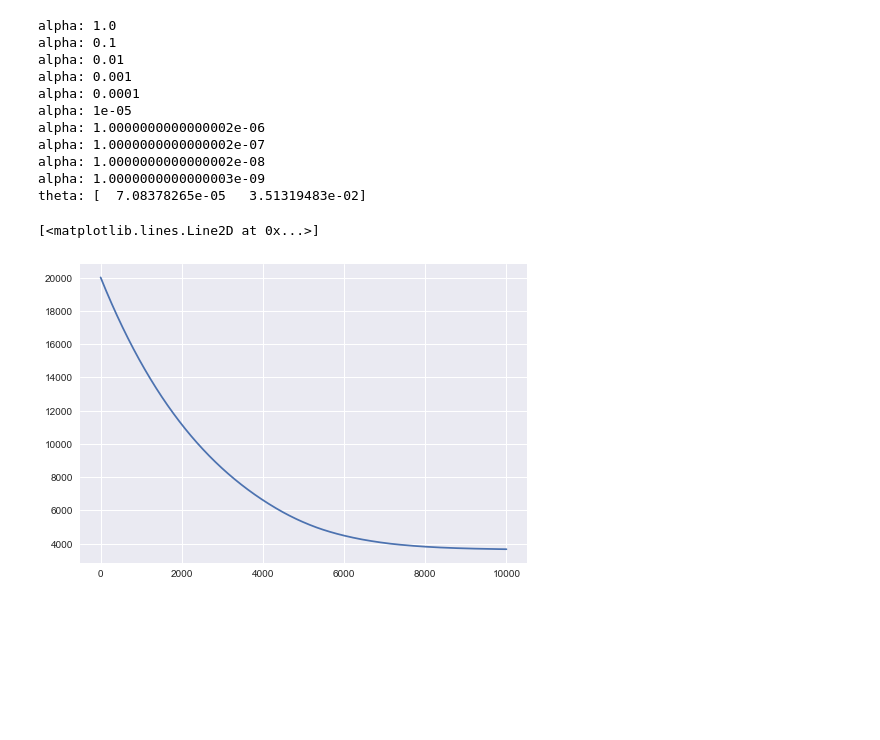
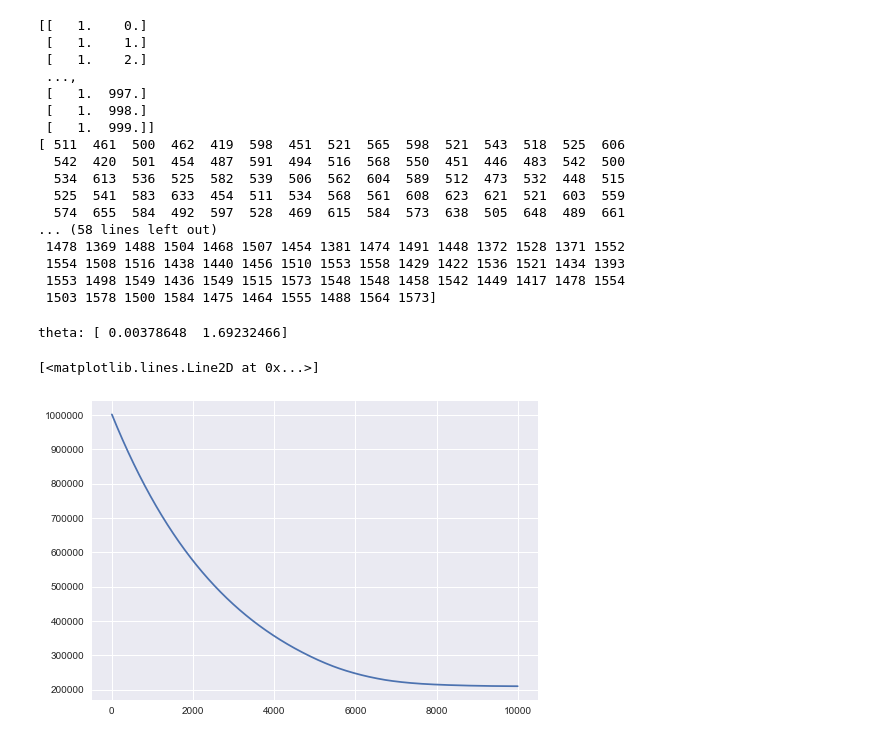
Before and after one commit to 5l1v3r1/Machine-Learning-7, a Jupyter notebook: sample regression/sample test.ipynb, the cells around one changed output. Cells and saved outputs as stored; diff of their text form; code cells hidden in the pictures; blank space fills up the shorter version.

```diff
--- a/sample regression/sample test.ipynb
+++ b/sample regression/sample test.ipynb
@@ -8,11 +8,12 @@ from scipy import stats
 import matplotlib as mpl
 import matplotlib.pyplot as plt
 # %%
-noiseSize = 3
+noiseSize = 100
 size = 1000
 
 sample = np.arange(size*2).reshape( (2, size) )
-sample[1] = np.sqrt(sample)[0]
+# sample[1] = np.sqrt(size - sample)[0]
+sample[1] = sample[0] + 500
 sample[1] = sample[1] + (np.random.rand(1,size) - .5) * noiseSize*2
 sample = sample.T
 
@@ -30,5 +31,26 @@ x = np.concatenate((np.ones((1,m)), x.T)).T
 
 y = np.array( data[:,-1] )
 y = y.T
+
+print(x)
+print(y)
+# %% [output]
+[[   1.    0.]
+ [   1.    1.]
+ [   1.    2.]
+ ...,
+ [   1.  997.]
+ [   1.  998.]
+ [   1.  999.]]
+[ 511  461  500  462  419  598  451  521  565  598  521  543  518  525  606
+  542  420  501  454  487  591  494  516  568  550  451  446  483  542  500
+  534  613  536  525  582  539  506  562  604  589  512  473  532  448  515
+  525  541  583  633  454  511  534  568  561  608  623  621  521  603  559
+  574  655  584  492  597  528  469  615  584  573  638  505  648  489  661
+... (58 lines left out)
+ 1478 1369 1488 1504 1468 1507 1454 1381 1474 1491 1448 1372 1528 1371 1552
+ 1554 1508 1516 1438 1440 1456 1510 1553 1558 1429 1422 1536 1521 1434 1393
+ 1553 1498 1549 1436 1549 1515 1573 1548 1548 1458 1542 1449 1417 1478 1554
+ 1503 1578 1500 1584 1475 1464 1555 1488 1564 1573]
 # %%
 # # TODO: make it faster!
@@ -45,44 +71,35 @@ y = y.T
 # %%
+autoAlphaSelect = False
 iterCount = 10000
-alpha = 10
+alpha = .000000001
 theta = np.array(n * [0])
 
 j = []
 complete = False
 
 while( not complete ):
     complete = True
     for _ in range(0, iterCount):
         h = np.dot(x , theta.T).T
         loss = h - y
         gradient = np.dot(loss , x)
         theta = theta - alpha * gradient / m
         j += [ abs(np.array(loss)).sum() ]
 
         # fix big alpha
-        if (j[ len(j)-1 ] > j[ len(j)-2 ]):
+        if ( autoAlphaSelect and j[ len(j)-1 ] > j[ len(j)-2 ]):
             complete = False
             alpha = alpha / 10
             print('alpha:', alpha)
             theta = np.array(n * [0])
             j.clear()
             break
 
 print('theta:', theta )
 plt.plot(j)
 # %% [output]
-alpha: 1.0
-alpha: 0.1
-alpha: 0.01
-alpha: 0.001
-alpha: 0.0001
-alpha: 1e-05
-alpha: 1.0000000000000002e-06
-alpha: 1.0000000000000002e-07
-alpha: 1.0000000000000002e-08
-alpha: 1.0000000000000003e-09
-theta: [  7.08378265e-05   3.51319483e-02]
+theta: [ 0.00378648  1.69232466]
 [<matplotlib.lines.Line2D at 0x...>]
-[figure, old version]
+[figure, new version]
 # %%
 plt.plot(sample[:,0], sample[:,1], 'ro')
```
Also changed, not shown: parts of 6 cells of this notebook.
